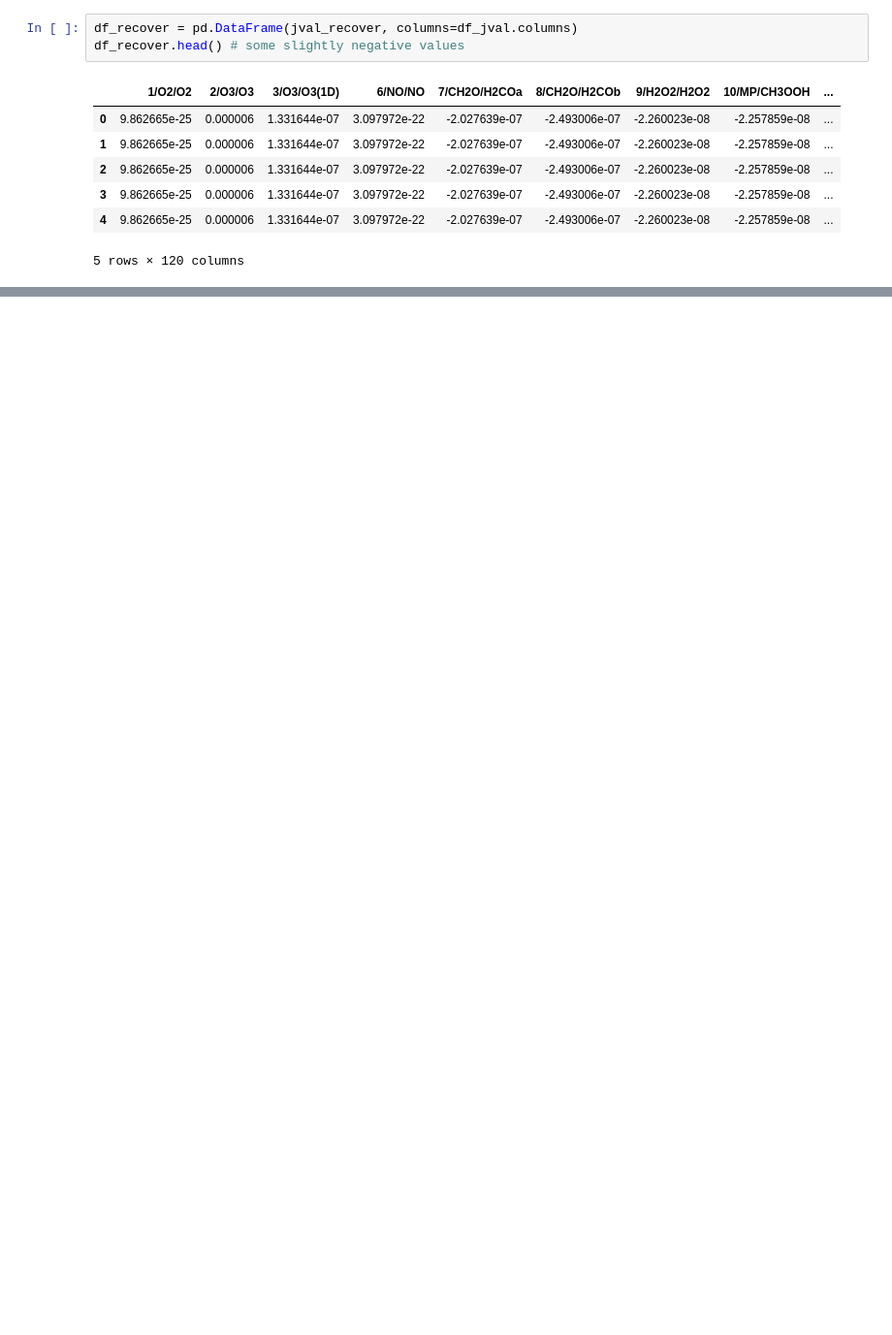
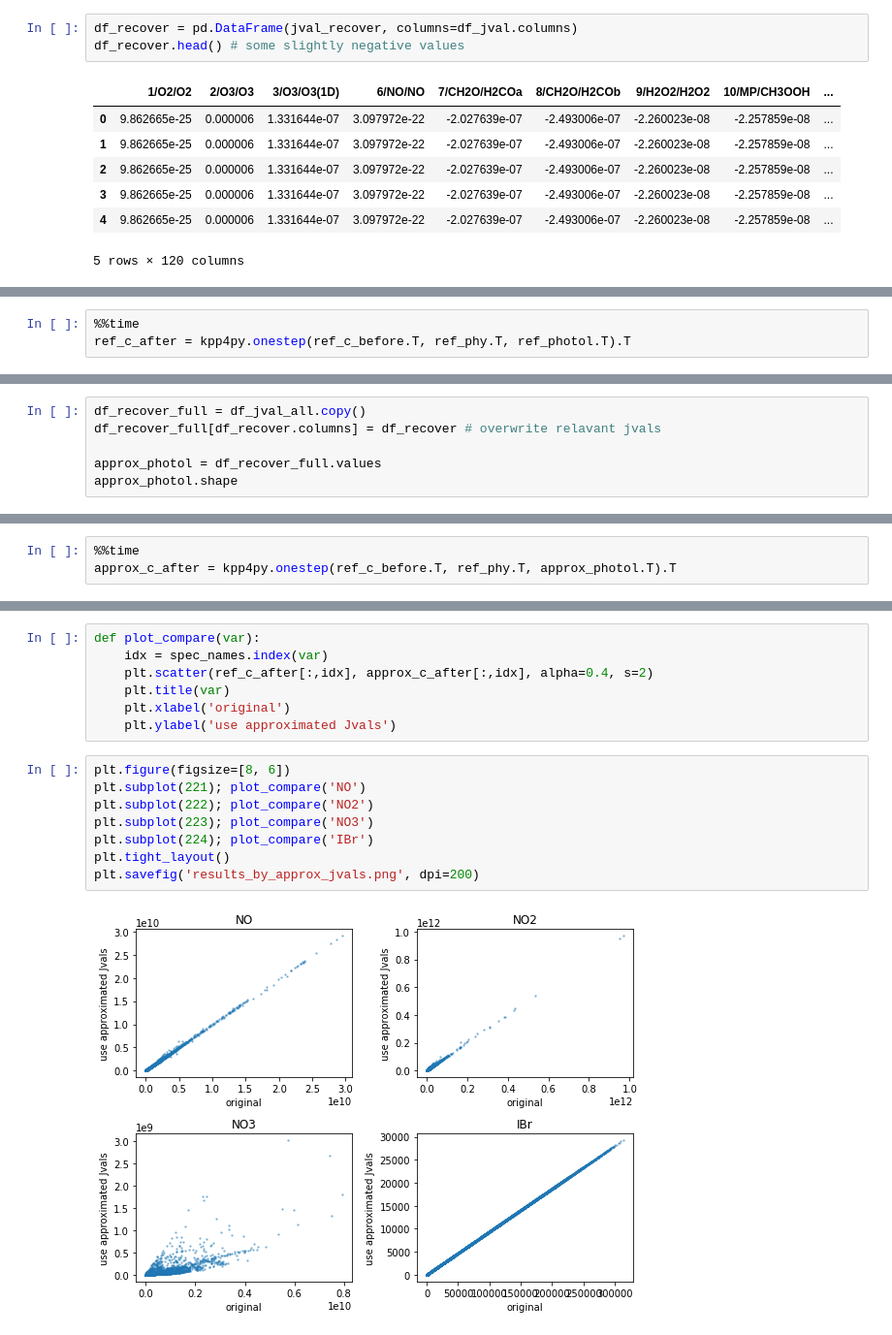
Before and after one commit to JiaweiZhuang/train_KPP, a Jupyter notebook: SVD_jvals.ipynb, the cells around one changed output, grey strips where cells are left out. Shown: that part at 97% size. Saved outputs shown, nothing was run; the diff lists cells and outputs as text; blank space fills up the shorter version.

```diff
--- a/SVD_jvals.ipynb
+++ b/SVD_jvals.ipynb
@@ -139,0 +248,3 @@ Wall time: 21.7 s
+# %%
+%%time
+ref_c_after = kpp4py.onestep(ref_c_before.T, ref_phy.T, ref_photol.T).T
@@ -139,0 +260,6 @@ Wall time: 21.7 s
+# %%
+df_recover_full = df_jval_all.copy()
+df_recover_full[df_recover.columns] = df_recover # overwrite relavant jvals
+
+approx_photol = df_recover_full.values
+approx_photol.shape
@@ -139,0 +268,3 @@ Wall time: 21.7 s
+# %%
+%%time
+approx_c_after = kpp4py.onestep(ref_c_before.T, ref_phy.T, approx_photol.T).T
@@ -139,0 +309,17 @@ Wall time: 21.7 s
+# %%
+def plot_compare(var):
+    idx = spec_names.index(var)
+    plt.scatter(ref_c_after[:,idx], approx_c_after[:,idx], alpha=0.4, s=2)
+    plt.title(var)
+    plt.xlabel('original')
+    plt.ylabel('use approximated Jvals')
+# %%
+plt.figure(figsize=[8, 6])
+plt.subplot(221); plot_compare('NO')
+plt.subplot(222); plot_compare('NO2')
+plt.subplot(223); plot_compare('NO3')
+plt.subplot(224); plot_compare('IBr')
+plt.tight_layout()
+plt.savefig('results_by_approx_jvals.png', dpi=200)
+# %% [output]
+[figure, added]
```
Also changed, not shown: parts of 35 cells of this notebook.
